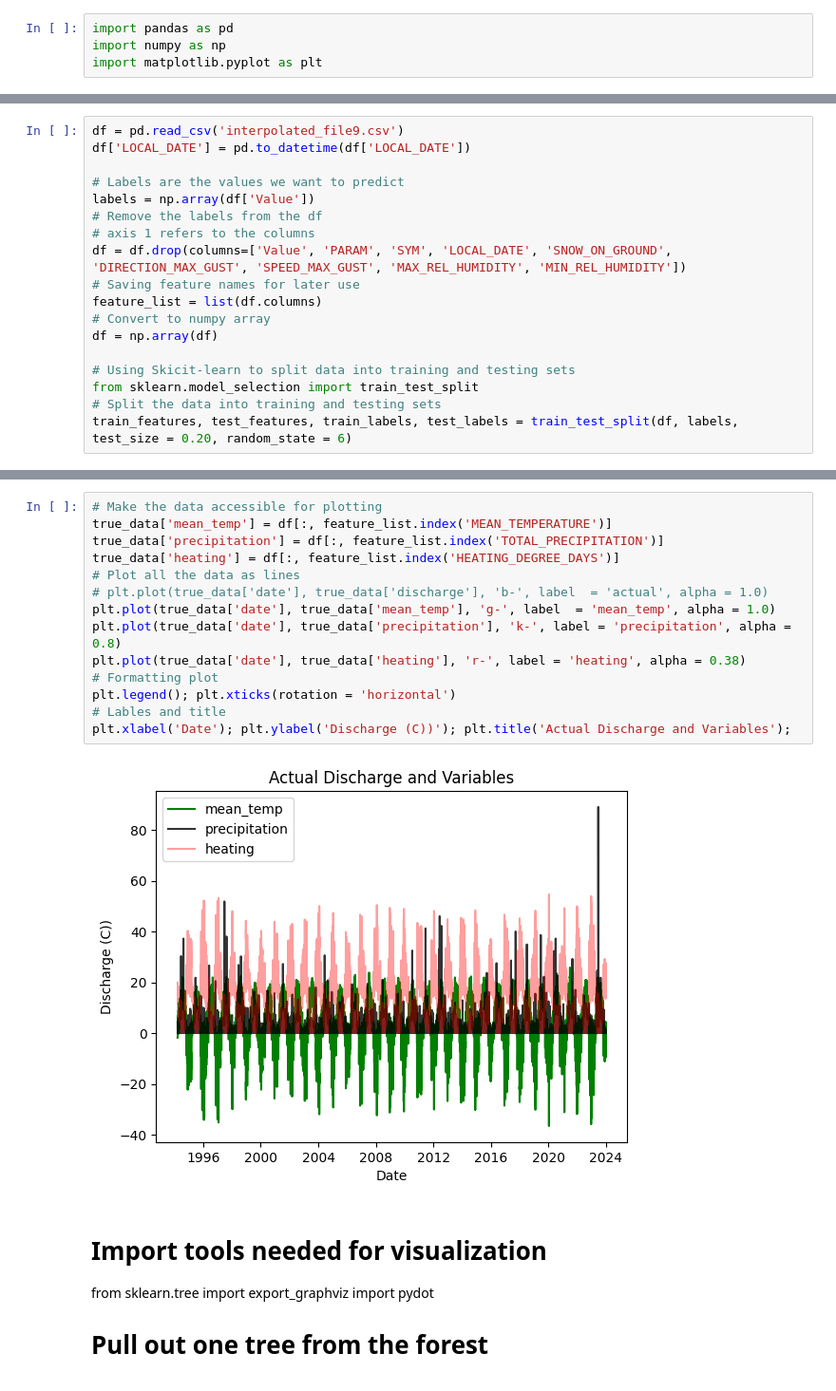
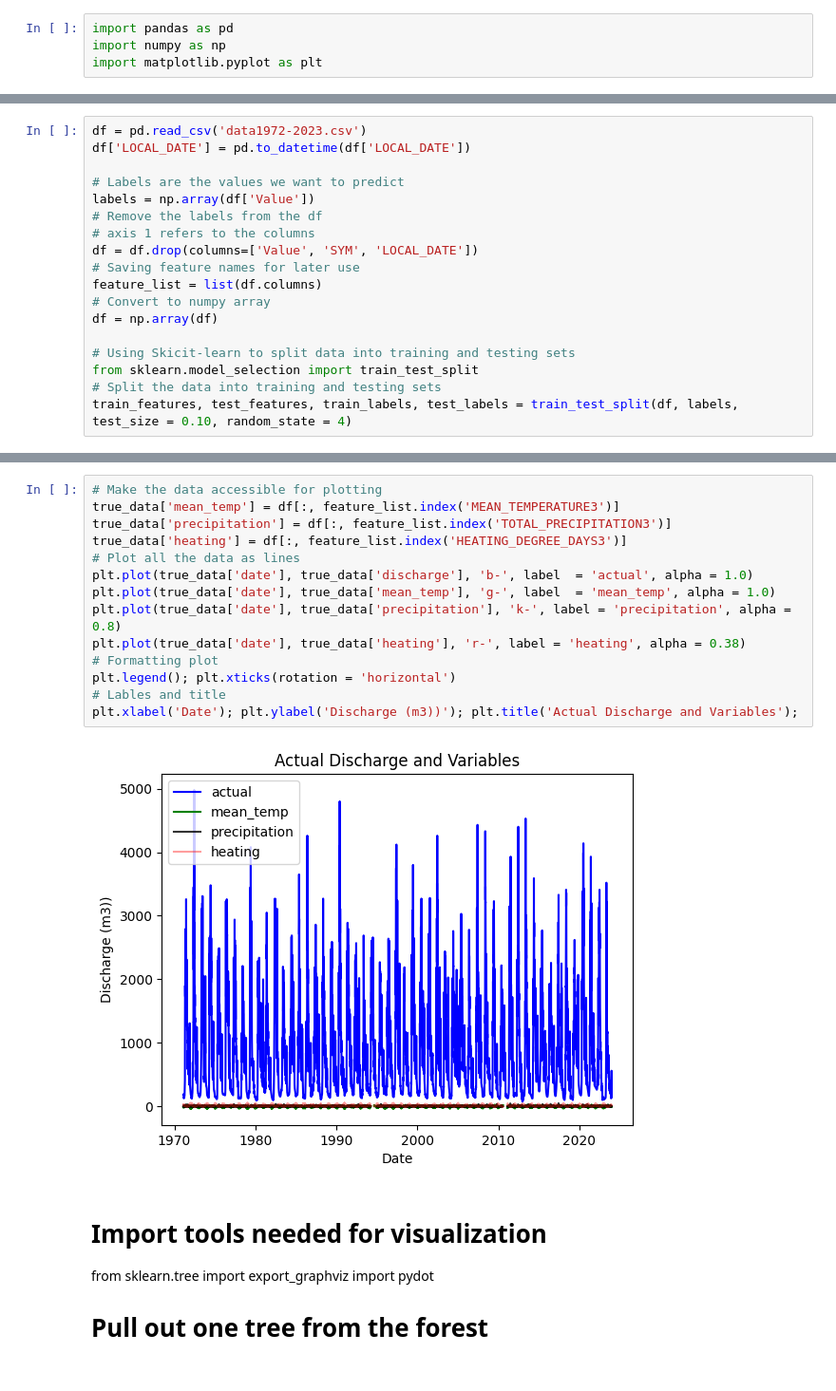
Before and after one commit to Abdullah-Usmani/flood-research1, a Jupyter notebook: testbed.ipynb, the cells around one changed output, grey strips where cells are left out. Shown at 95% size. Cells and saved outputs as stored; diff of their text form.

```diff
--- a/testbed.ipynb
+++ b/testbed.ipynb
@@ -18,12 +19,12 @@ df.describe()
 # %%
-df = pd.read_csv('interpolated_file9.csv')
+df = pd.read_csv('data1972-2023.csv')
 df['LOCAL_DATE'] = pd.to_datetime(df['LOCAL_DATE'])
 
 # Labels are the values we want to predict
 labels = np.array(df['Value'])
 # Remove the labels from the df
 # axis 1 refers to the columns
-df = df.drop(columns=['Value', 'PARAM', 'SYM', 'LOCAL_DATE', 'SNOW_ON_GROUND', 'DIRECTION_MAX_GUST', 'SPEED_MAX_GUST', 'MAX_REL_HUMIDITY', 'MIN_REL_HUMIDITY'])
+df = df.drop(columns=['Value', 'SYM', 'LOCAL_DATE'])
 # Saving feature names for later use
 feature_list = list(df.columns)
 # Convert to numpy array
@@ -32,7 +33,7 @@ df = np.array(df)
 # Using Skicit-learn to split data into training and testing sets
 from sklearn.model_selection import train_test_split
 # Split the data into training and testing sets
-train_features, test_features, train_labels, test_labels = train_test_split(df, labels, test_size = 0.20, random_state = 6)
+train_features, test_features, train_labels, test_labels = train_test_split(df, labels, test_size = 0.10, random_state = 4)
 # %%
 print('Training Features Shape:', train_features.shape)
 print('Training Labels Shape:', train_labels.shape)
@@ -175,19 +176,19 @@ plt.xlabel('Date'); plt.ylabel('Discharge (C)'); plt.title('Actual and Predicted
 # %%
 # Make the data accessible for plotting
-true_data['mean_temp'] = df[:, feature_list.index('MEAN_TEMPERATURE')]
-true_data['precipitation'] = df[:, feature_list.index('TOTAL_PRECIPITATION')]
-true_data['heating'] = df[:, feature_list.index('HEATING_DEGREE_DAYS')]
+true_data['mean_temp'] = df[:, feature_list.index('MEAN_TEMPERATURE3')]
+true_data['precipitation'] = df[:, feature_list.index('TOTAL_PRECIPITATION3')]
+true_data['heating'] = df[:, feature_list.index('HEATING_DEGREE_DAYS3')]
 # Plot all the data as lines
-# plt.plot(true_data['date'], true_data['discharge'], 'b-', label  = 'actual', alpha = 1.0)
+plt.plot(true_data['date'], true_data['discharge'], 'b-', label  = 'actual', alpha = 1.0)
 plt.plot(true_data['date'], true_data['mean_temp'], 'g-', label  = 'mean_temp', alpha = 1.0)
 plt.plot(true_data['date'], true_data['precipitation'], 'k-', label = 'precipitation', alpha = 0.8)
 plt.plot(true_data['date'], true_data['heating'], 'r-', label = 'heating', alpha = 0.38)
 # Formatting plot
 plt.legend(); plt.xticks(rotation = 'horizontal')
 # Lables and title
-plt.xlabel('Date'); plt.ylabel('Discharge (C))'); plt.title('Actual Discharge and Variables');
+plt.xlabel('Date'); plt.ylabel('Discharge (m3))'); plt.title('Actual Discharge and Variables');
 # %% [output]
-[figure, old version]
+[figure, new version]
 # %% [markdown]
 # Import tools needed for visualization
 from sklearn.tree import export_graphviz
```
Also changed, not shown: parts of 12 cells of this notebook, 7 other files.
